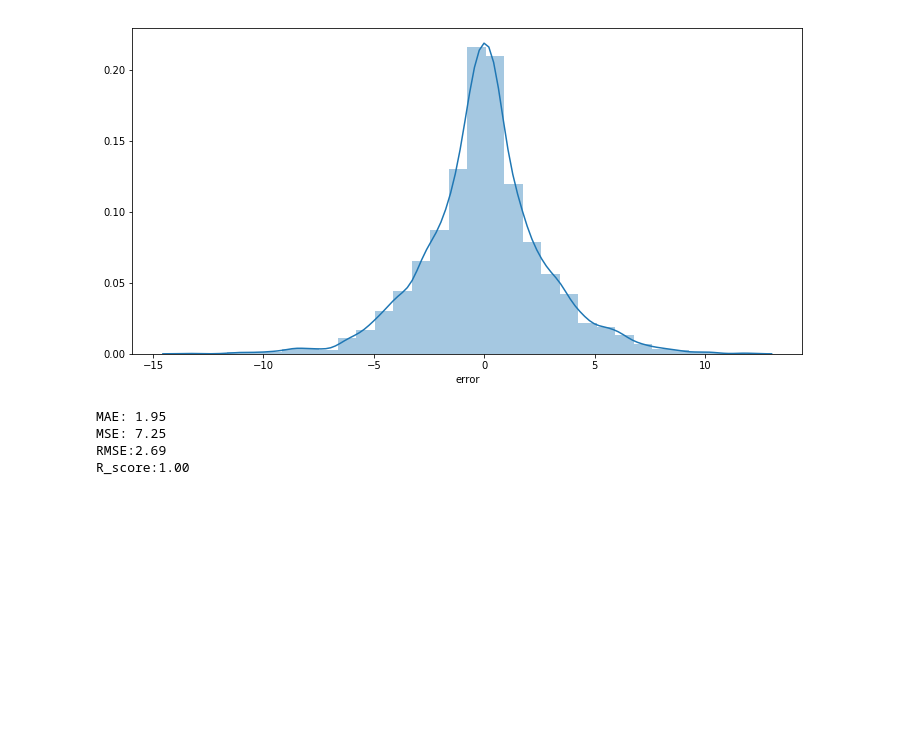
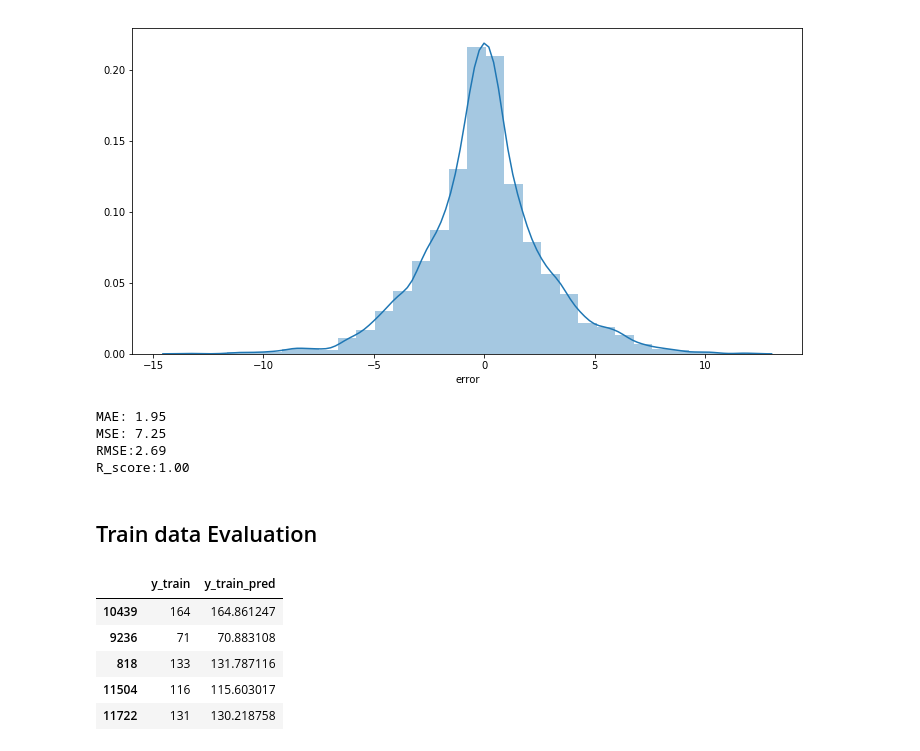
Before and after one commit to MaroofOA/Amount_of_Calories, a Jupyter notebook: calories_model.ipynb, the cells around one changed output. Saved outputs shown, nothing was run; the diff lists cells and outputs as text; code cells hidden in the pictures; blank space fills up the shorter version.

```diff
--- a/calories_model.ipynb
+++ b/calories_model.ipynb
@@ -339,3 +363,16 @@ MAE: 1.95
 MSE: 7.25
 RMSE:2.69
 R_score:1.00
+# %% [markdown]
+## Train data Evaluation
+# %%
+#creating a dataframe of the predicted value and the y_train
+results_train = pd.DataFrame({'y_train': y_train, 'y_train_pred': y_train_pred})
+results_train.head()
+# %% [output]
+|  | y_train | y_train_pred |
+| 10439 | 164 | 164.861247 |
+| 9236 | 71 | 70.883108 |
+| 818 | 133 | 131.787116 |
+| 11504 | 116 | 115.603017 |
+| 11722 | 131 | 130.218758 |
```
Also changed, not shown: parts of 10 cells of this notebook, 1 other file.
